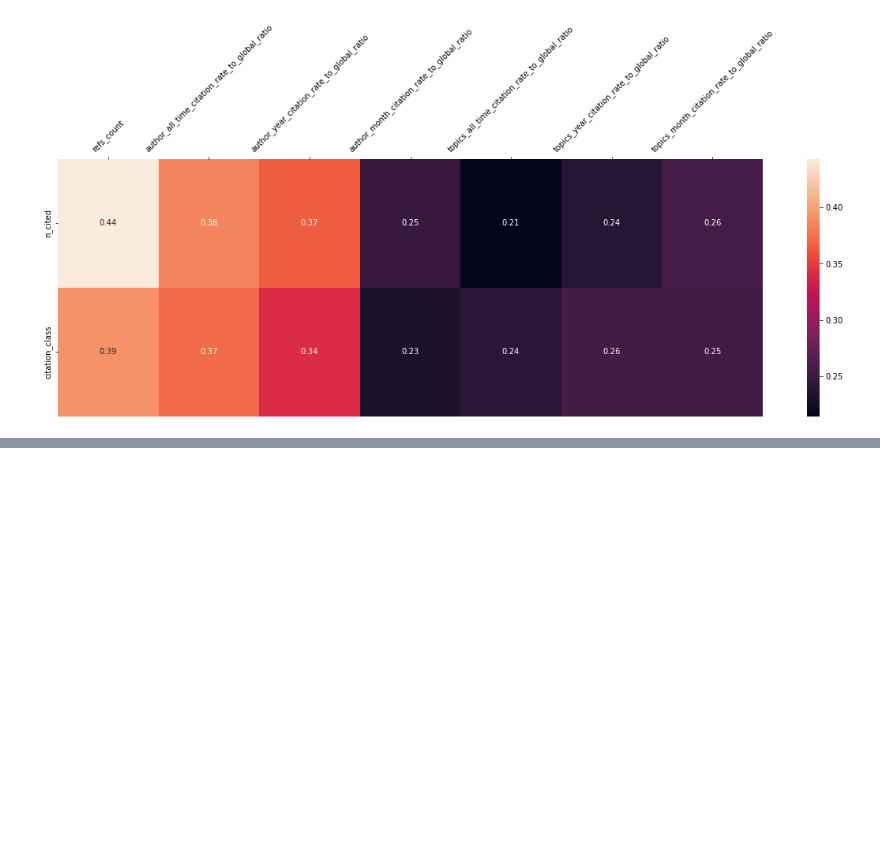
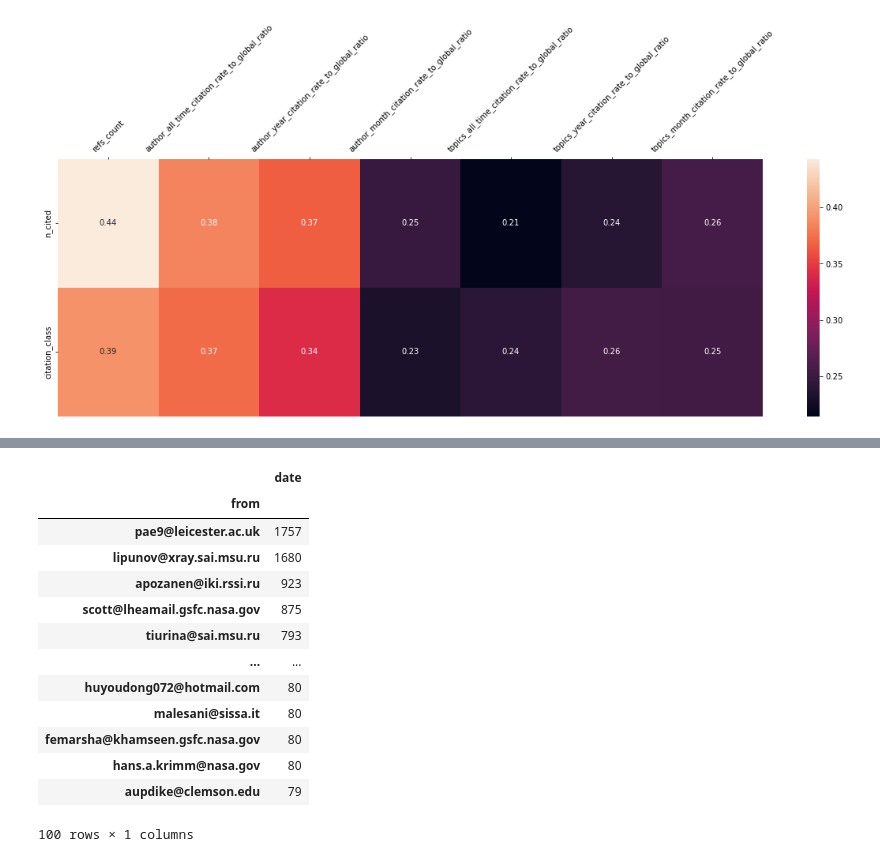
Before and after one commit to tamara-is-home/astro-diploma-nlp, a Jupyter notebook: DA/features_da.ipynb, the cells around one changed output, grey strips where cells are left out. Cells and saved outputs as stored; diff of their text form; code cells hidden in the pictures; blank space fills up the shorter version.

```diff
--- a/DA/features_da.ipynb
+++ b/DA/features_da.ipynb
@@ -126,0 +180,17 @@ plt.show()
+# %%
+most_active_authors # 10 most active authors
+# %% [output]
+|  | date |
+| from |  |
+| pae9@leicester.ac.uk | 1757 |
+| lipunov@xray.sai.msu.ru | 1680 |
+| apozanen@iki.rssi.ru | 923 |
+| scott@lheamail.gsfc.nasa.gov | 875 |
+| tiurina@sai.msu.ru | 793 |
+| ... | ... |
+| huyoudong072@hotmail.com | 80 |
+| malesani@sissa.it | 80 |
+| femarsha@khamseen.gsfc.nasa.gov | 80 |
+| hans.a.krimm@nasa.gov | 80 |
+| aupdike@clemson.edu | 79 |
+100 rows × 1 columns
```
Also changed, not shown: parts of 27 cells of this notebook.
